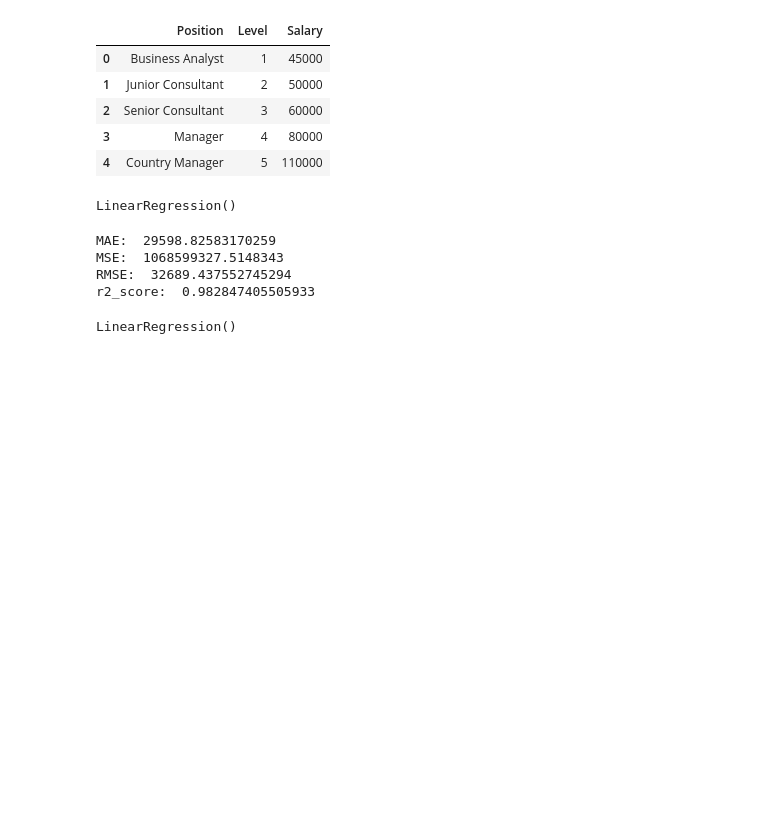
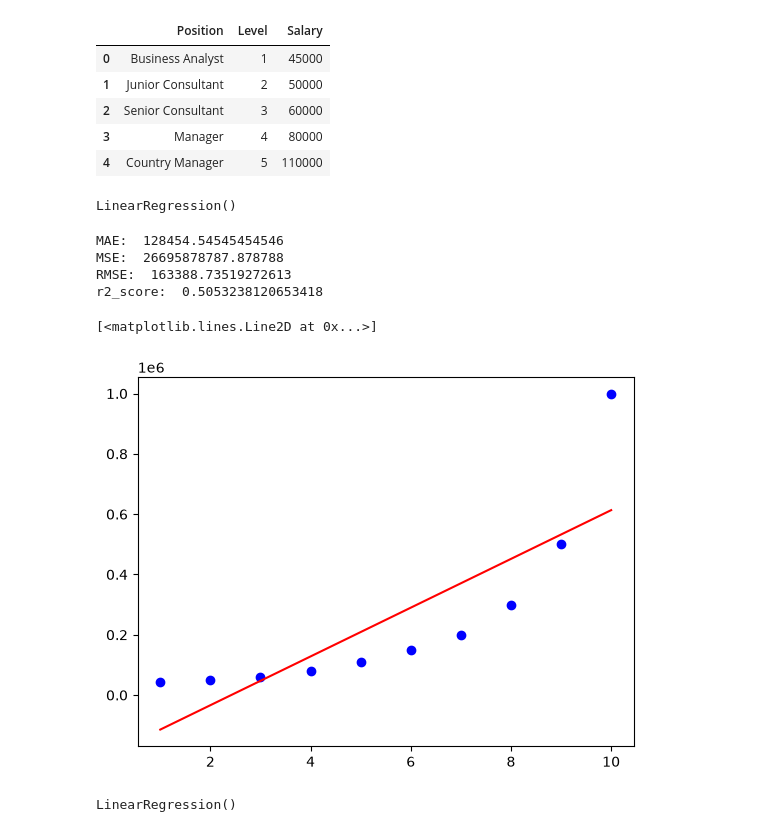
Before and after one commit to gokul-raj-c/Data-Science, a Jupyter notebook: Machine Learning/polynomial_regression.ipynb, the cells around one changed output. Drawn from its saved outputs; the diff is of its cells as text; code cells hidden in the pictures; blank space fills up the shorter version.

```diff
--- a/Machine Learning/polynomial_regression.ipynb
+++ b/Machine Learning/polynomial_regression.ipynb
@@ -23,7 +21,7 @@ x_train,x_test,y_train,y_test=train_test_split(X,y,test_size=0.2,random_state=0)
 # %%
 model1=LinearRegression()
 # %%
-model1.fit(x_train,y_train)
+model1.fit(X,y)
 # %% [output]
 LinearRegression()
 # %%
@@ -31,18 +29,24 @@ y_pred1=model1.predict(x_test)
 # %%
-mse1=mean_squared_error(y_pred1,y_test)
-mae1=mean_absolute_error(y_pred1,y_test)
-rmse1=root_mean_squared_error(y_pred1,y_test)
-r2score1=r2_score(y_pred1,y_test)
+mse1=mean_squared_error(y_pred1,y)
+mae1=mean_absolute_error(y_pred1,y)
+rmse1=root_mean_squared_error(y_pred1,y)
+r2score1=r2_score(y_pred1,y)
 
 print("MAE: ",mae1)
 print("MSE: ",mse1)
 print("RMSE: ",rmse1)
 print("r2_score: ",r2score1)
 # %% [output]
-MAE:  29598.82583170259
-MSE:  1068599327.5148343
-RMSE:  32689.437552745294
-r2_score:  0.982847405505933
+MAE:  128454.54545454546
+MSE:  26695878787.878788
+RMSE:  163388.73519272613
+r2_score:  0.5053238120653418
+# %%
+plt.scatter(X,y,color="blue")
+plt.plot(X, model1.predict(X),color="red")
+# %% [output]
+[<matplotlib.lines.Line2D at 0x...>]
+[figure, added]
 # %%
 from sklearn.preprocessing import PolynomialFeatures
 # %%
```
Also changed, not shown: parts of 2 cells of this notebook, 8 other files.
